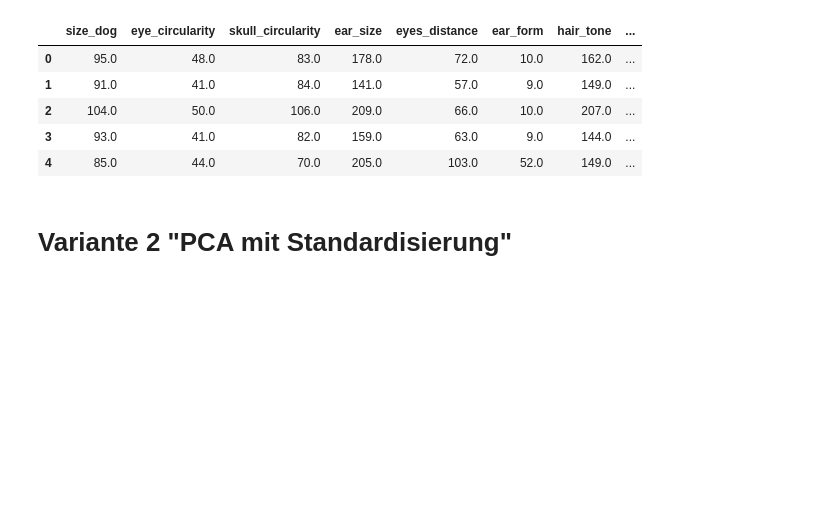
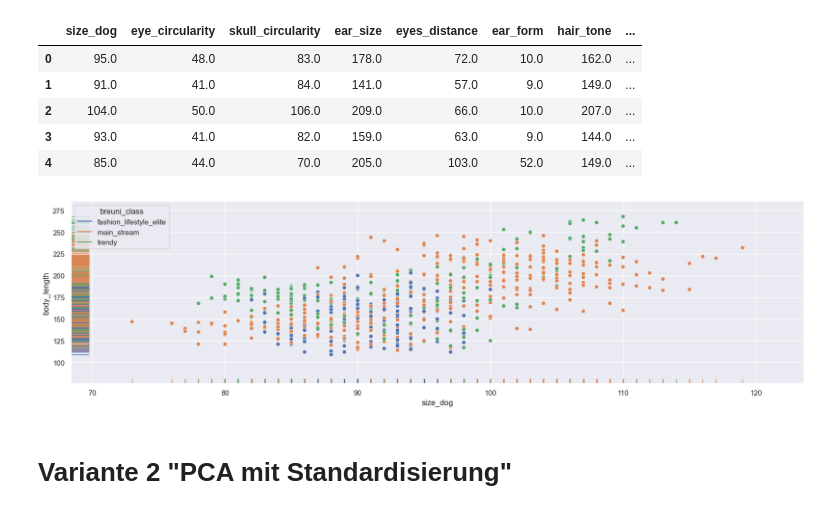
Before and after one commit to Luaa998/Kohonen-maps_Projekt, a Jupyter notebook: Milestone2.1_DimensionReduction.ipynb, the cells around one changed output. Saved outputs shown, nothing was run; the diff lists cells and outputs as text; code cells hidden in the pictures; blank space fills up the shorter version.

```diff
--- a/Milestone2.1_DimensionReduction.ipynb
+++ b/Milestone2.1_DimensionReduction.ipynb
@@ -36,6 +38,13 @@ dogNoStr_df.head()
 | 2 | 104.0 | 50.0 | 106.0 | 209.0 | 66.0 | 10.0 | 207.0 | ... |
 | 3 | 93.0 | 41.0 | 82.0 | 159.0 | 63.0 | 9.0 | 144.0 | ... |
 | 4 | 85.0 | 44.0 | 70.0 | 205.0 | 103.0 | 52.0 | 149.0 | ... |
+# %%
+plt.figure(figsize=(20,5))
+sns.scatterplot(data=df1, x ="size_dog",y="body_length",hue='breuni_class')
+sns.rugplot(data=df1, x ="size_dog",y="body_length",hue='breuni_class')
+plt.show()
+# %% [output]
+[figure, added]
 # %% [markdown]
 <h1>Variante 2 "PCA mit Standardisierung" </h1>
 # %%
```
Also changed, not shown: parts of 13 cells of this notebook.
